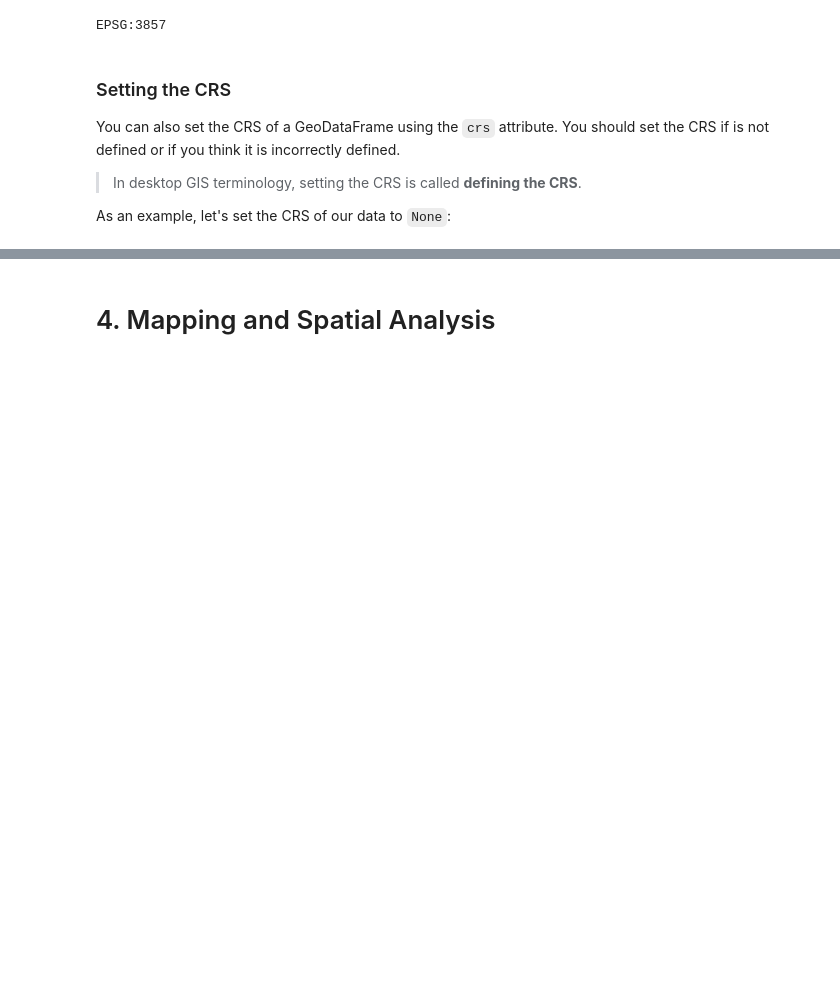
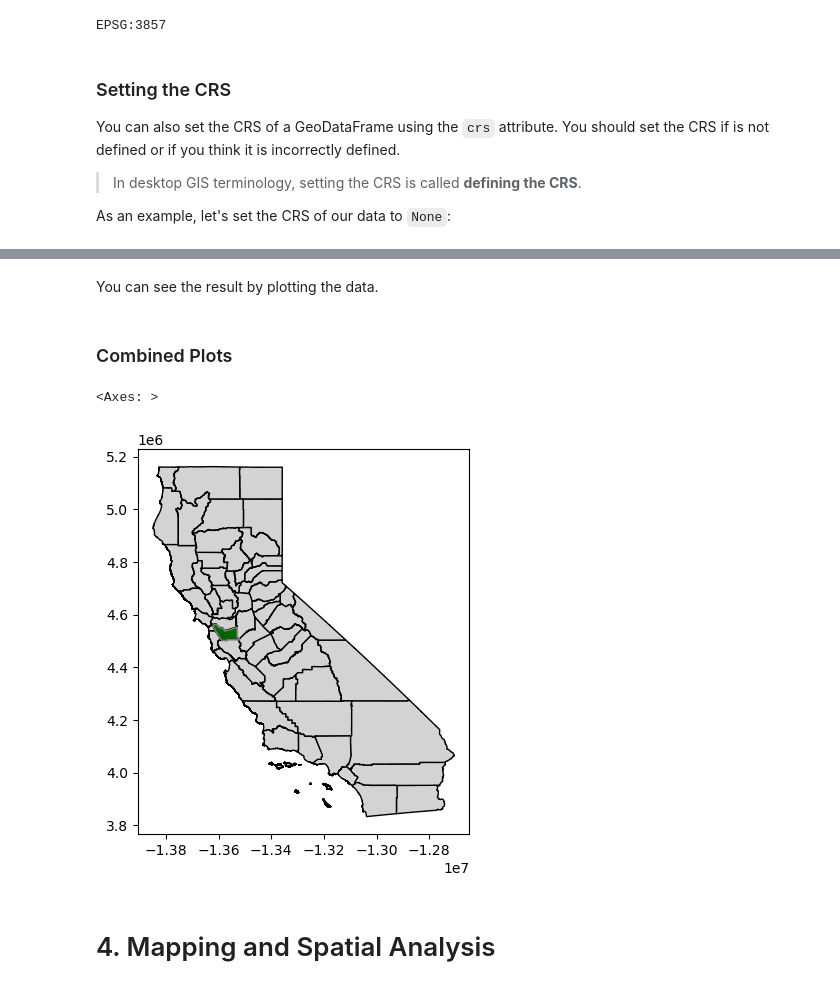
Before and after one commit to dlab-berkeley/Python-Geospatial-Fundamentals, a Jupyter notebook: lessons/1_Spatial_Dataframes.ipynb, the cells around one changed output, grey strips where cells are left out. Saved outputs shown, nothing was run; the diff lists cells and outputs as text; code cells hidden in the pictures; blank space fills up the shorter version.

```diff
--- a/lessons/1_Spatial_Dataframes.ipynb
+++ b/lessons/1_Spatial_Dataframes.ipynb
@@ -311,3 +309,6 @@ You can also set the CRS of a GeoDataFrame using the `crs` attribute.  You shoul
 > In desktop GIS terminology, setting the CRS is called **defining the CRS**.
 
 As an example, let's set the CRS of our data to `None`:
+# %%
+# First, set the CRS to None
+counties.crs = None
@@ -313,0 +324,4 @@ As an example, let's set the CRS of our data to `None`:
+# %%
+# Set it to 4326
+counties.crs = "epsg:3857"
+counties.crs
@@ -314,3 +374,15 @@ As an example, let's set the CRS of our data to `None`:
+# %% [markdown]
+You can see the result by plotting the data.
+# %% [markdown]
+### Combined Plots
+# %%
+# Plot Alameda County and other counties together!
+fig, ax = plt.subplots(figsize=(5,5))
+counties.plot(color='lightgrey', edgecolor='black', ax=ax)
+alameda_county.plot(color='darkgreen', edgecolor='gray', ax=ax)
+# %% [output]
+<Axes: >
+[figure, added]
 # %% [markdown]
 <a id='section4'></a>
 
```
Also changed, not shown: parts of 14 cells of this notebook.
